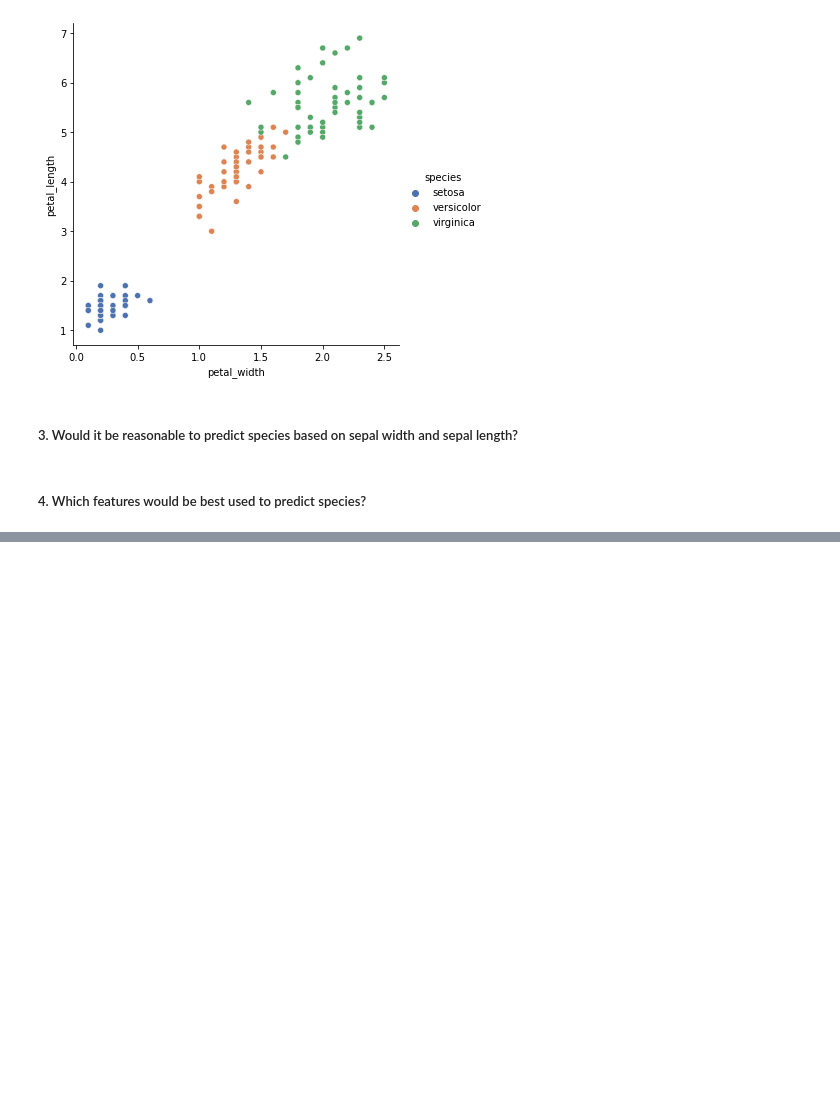
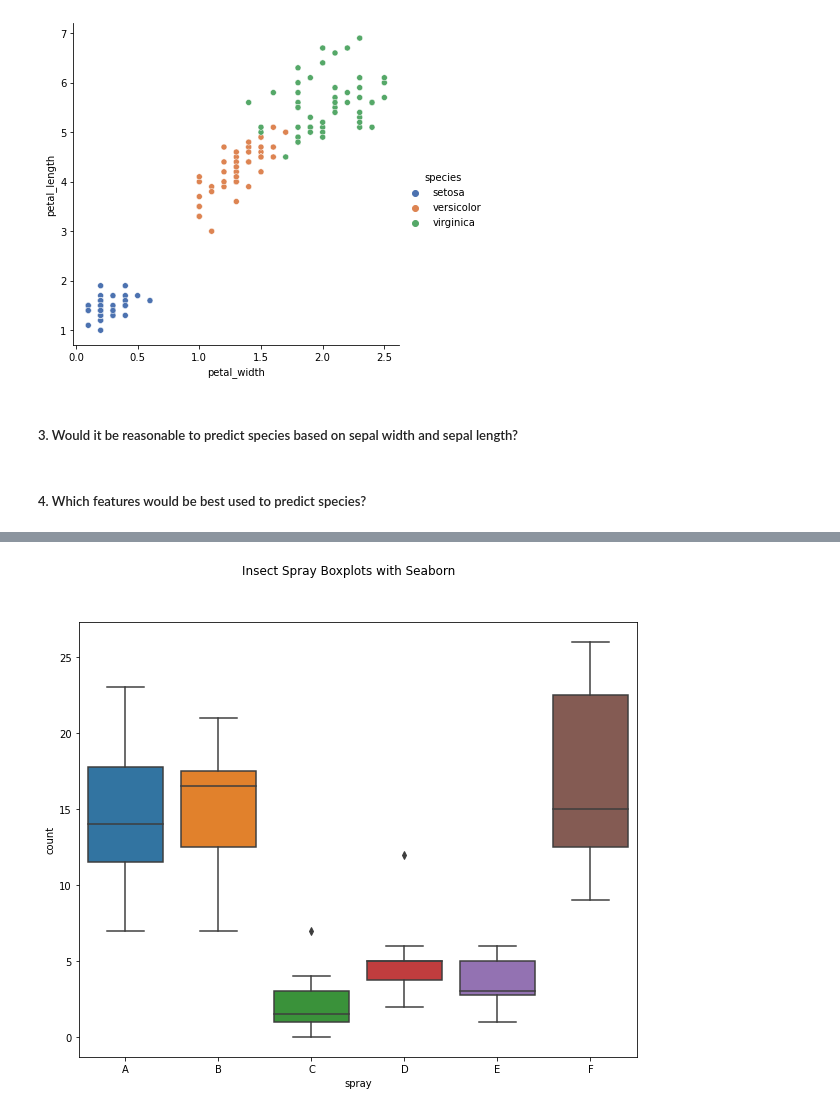
Before and after one commit to jeffakins/numpy_pandas_visualization_exercises, a Jupyter notebook: seaborn_exercises.ipynb, the cells around one changed output, grey strips where cells are left out. Saved outputs shown, nothing was run; the diff lists cells and outputs as text; code cells hidden in the pictures; blank space fills up the shorter version.

Commit message:
Seaborn exercises

```diff
--- a/seaborn_exercises.ipynb
+++ b/seaborn_exercises.ipynb
@@ -51,0 +107,8 @@ plt.show()
+# %%
+plt.figure(figsize=(10, 8))
+plt.suptitle('Insect Spray Boxplots with Seaborn')
+
+sns.boxplot(data=isprays, x="spray", y="count")
+plt.show()
+# %% [output]
+[figure, added]
```
Also changed, not shown: parts of 11 cells of this notebook.
